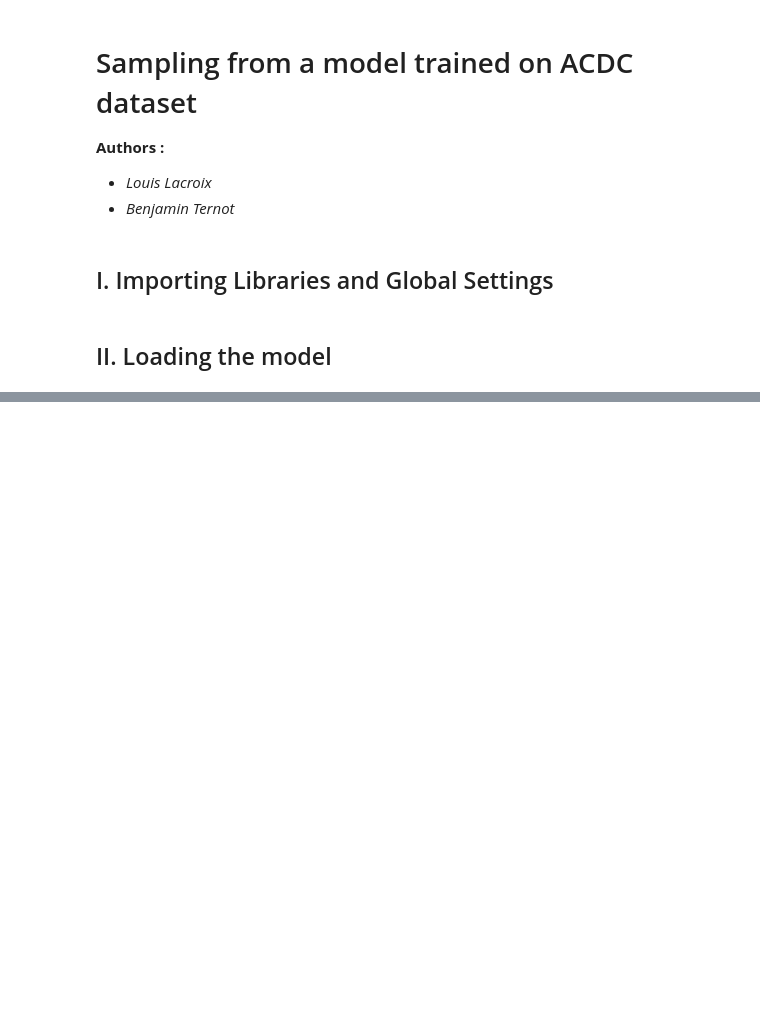
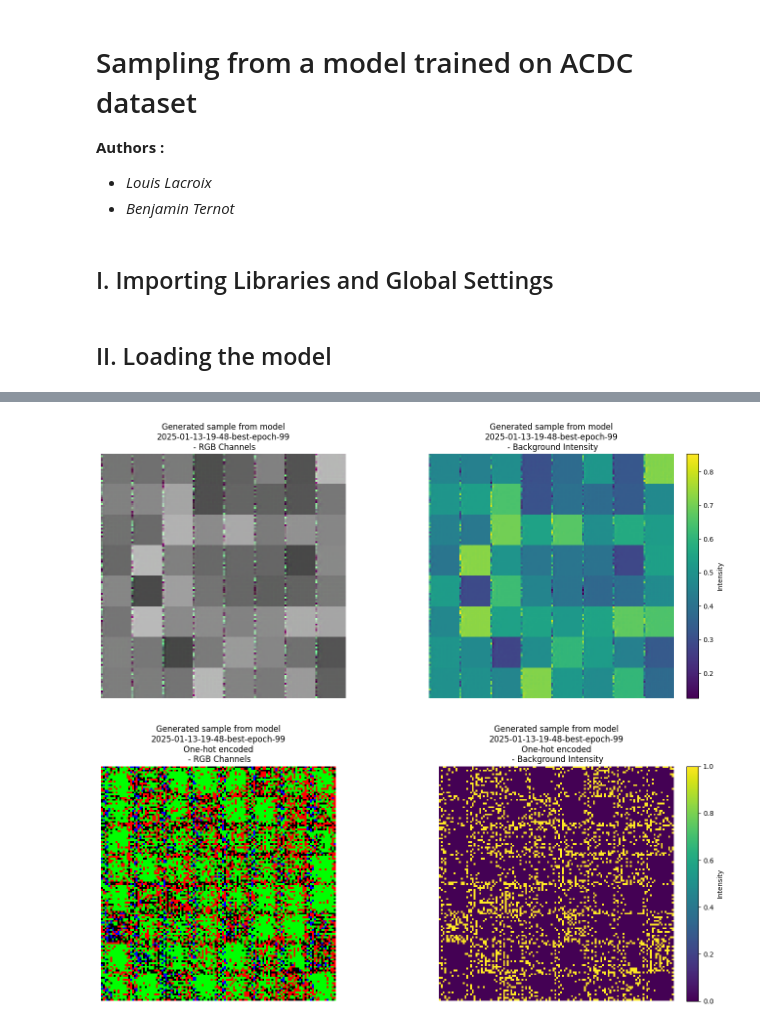
Before and after one commit to Benjit75/PRIM-AI-Diffusion-Models-for-Cardiac-Images, a Jupyter notebook: src/sampling_from_model.ipynb, the cells around one changed output, grey strips where cells are left out. Saved outputs shown, nothing was run; the diff lists cells and outputs as text; code cells hidden in the pictures; blank space fills up the shorter version.

```diff
--- a/src/sampling_from_model.ipynb
+++ b/src/sampling_from_model.ipynb
@@ -63,19 +74,22 @@ generated_images = diffusion_model_sampler.sample_images()
 # %%
 # Display the generated images
 DataDisplayer.display_batch(
     batch=generated_images[-1],
     show=VERBOSE >= VerboseLevel.DISPLAY,
-    filename= SAVE_IMAGES_PATH.format("generated-batch.jpg"),
+    #filename= SAVE_IMAGES_PATH.format("generated-batch.jpg"),
     title=f"Generated sample from model\n{MODEL_DATETIME}-{MODEL_NAME}\n",
     one_hot_encode=False
 )
 DataDisplayer.display_batch(
     batch=generated_images[-1],
     show=VERBOSE >= VerboseLevel.DISPLAY,
-    filename= SAVE_IMAGES_PATH.format("generated-batch-one-hot.jpg"),
+    #filename= SAVE_IMAGES_PATH.format("generated-batch-one-hot.jpg"),
     title=f"Generated sample from model\n{MODEL_DATETIME}-{MODEL_NAME}\nOne-hot encoded\n",
     one_hot_encode=True
 )
+# %% [output]
+[figure, added]
+[figure, added]
 # %%
 # Display the gif of the generated images
 DataDisplayer.make_gif(
```
Also changed, not shown: parts of 3 cells of this notebook, 8 other files.
